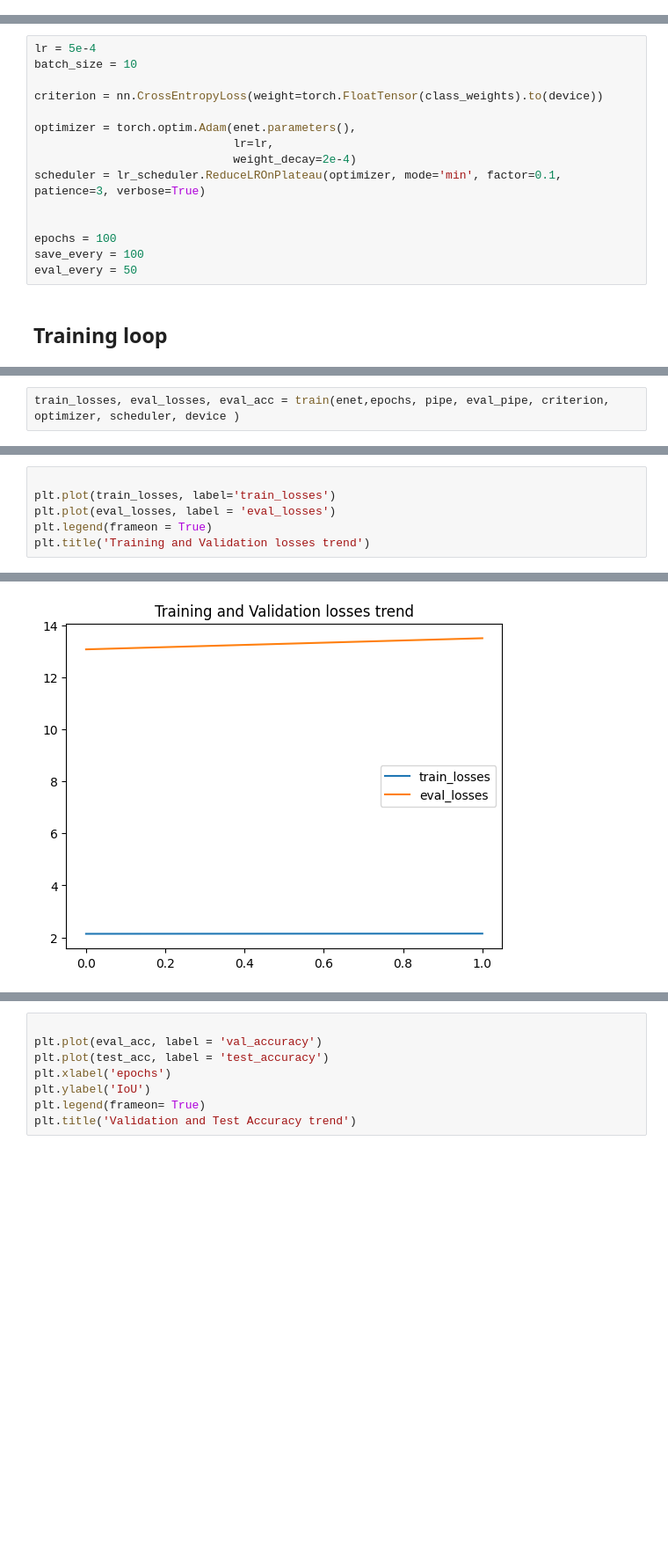
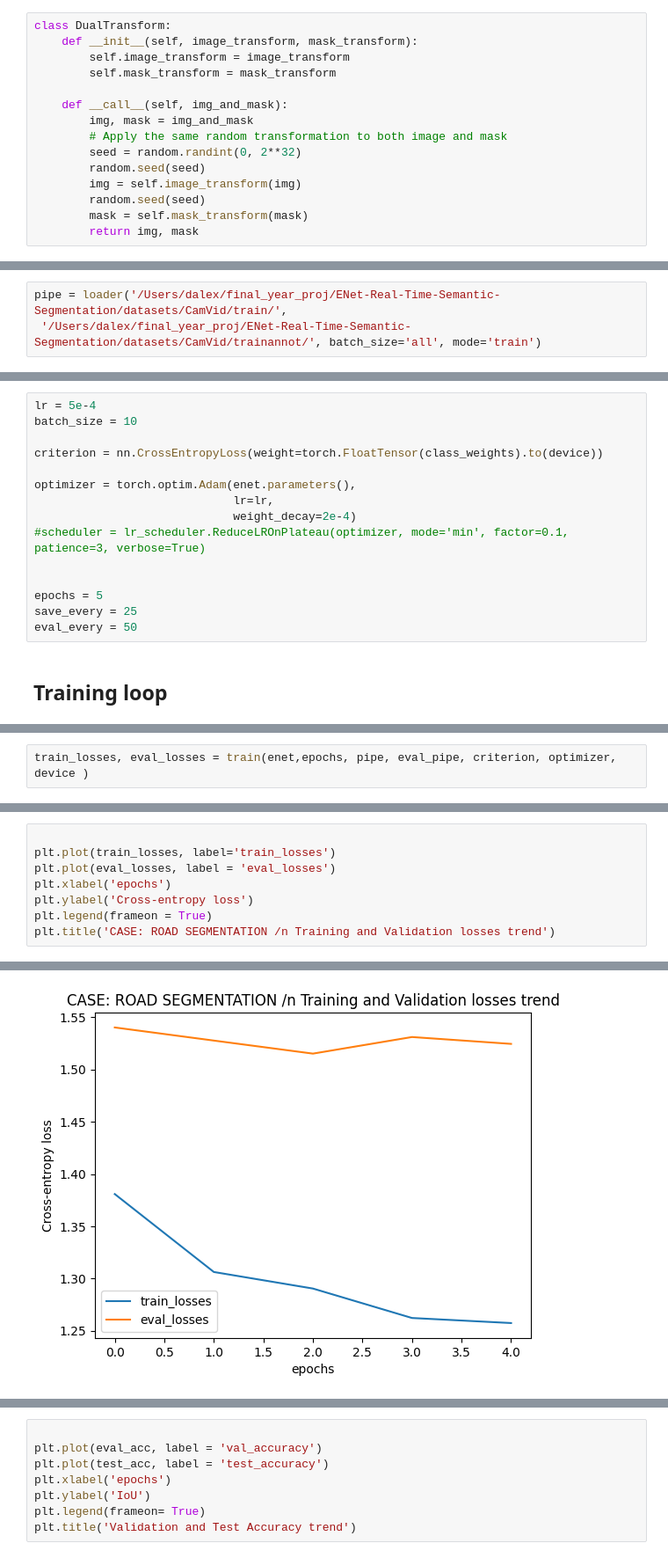
Before and after one commit to DayaAlex/ENet-Real-Time-Semantic-Segmentation, a Jupyter notebook: camvid-road-regmentation copy.ipynb, the cells around one changed output, grey strips where cells are left out. Shown: that part at 88% size. Cells and saved outputs as stored; diff of their text form; blank space fills up the shorter version.

Commit message:
reverted lr_scheduler, introduced normalisation and dataaugmentation

```diff
--- a/camvid-road-regmentation copy.ipynb
+++ b/camvid-road-regmentation copy.ipynb
@@ -718,0 +698,15 @@ def loader(training_path, segmented_path, batch_size, h=360, w=480):
+# %%
+class DualTransform:
+    def __init__(self, image_transform, mask_transform):
+        self.image_transform = image_transform
+        self.mask_transform = mask_transform
+
+    def __call__(self, img_and_mask):
+        img, mask = img_and_mask
+        # Apply the same random transformation to both image and mask
+        seed = random.randint(0, 2**32)
+        random.seed(seed)
+        img = self.image_transform(img)
+        random.seed(seed)
+        mask = self.mask_transform(mask)
+        return img, mask
@@ -767,3 +851,6 @@ pipe = loader('/kaggle/input/camvid-segmap/CamVid/train/', '/kaggle/input/camvid
+# %%
+pipe = loader('/Users/dalex/final_year_proj/ENet-Real-Time-Semantic-Segmentation/datasets/CamVid/train/',
+ '/Users/dalex/final_year_proj/ENet-Real-Time-Semantic-Segmentation/datasets/CamVid/trainannot/', batch_size='all', mode='train')
 # %%
 class_weights = get_class_weights(pipe,2)
 print(class_weights)
@@ -780,11 +867,11 @@ criterion = nn.CrossEntropyLoss(weight=torch.FloatTensor(class_weights).to(devic
 optimizer = torch.optim.Adam(enet.parameters(),
                              lr=lr,
                              weight_decay=2e-4)
-scheduler = lr_scheduler.ReduceLROnPlateau(optimizer, mode='min', factor=0.1, patience=3, verbose=True)
+#scheduler = lr_scheduler.ReduceLROnPlateau(optimizer, mode='min', factor=0.1, patience=3, verbose=True)
 
 
-epochs = 100
-save_every = 100
+epochs = 5
+save_every = 25
 eval_every = 50
 # %% [markdown]
 ## Training loop
@@ -891,4 +981,4 @@ def train (model,epochs, pipe, eval_pipe, criterion, optimizer, scheduler, devic
 # %%
-train_losses, eval_losses, eval_acc = train(enet,epochs, pipe, eval_pipe, criterion, optimizer, scheduler, device )
+train_losses, eval_losses = train(enet,epochs, pipe, eval_pipe, criterion, optimizer, device )
 # %% [output]
 --------------- Epoch 1 ---------------
@@ -905,6 +996,8 @@ KeyboardInterrupt:
 
 plt.plot(train_losses, label='train_losses')
 plt.plot(eval_losses, label = 'eval_losses')
+plt.xlabel('epochs')
+plt.ylabel('Cross-entropy loss')
 plt.legend(frameon = True)
-plt.title('Training and Validation losses trend')
+plt.title('CASE: ROAD SEGMENTATION /n Training and Validation losses trend')
 # %% [output]
@@ -912 +1005 @@ Text(0.5, 1.0, 'Training and Validation losses trend')
-[figure, old version]
+[figure, new version]
```
Also changed, not shown: parts of 20 cells of this notebook.
